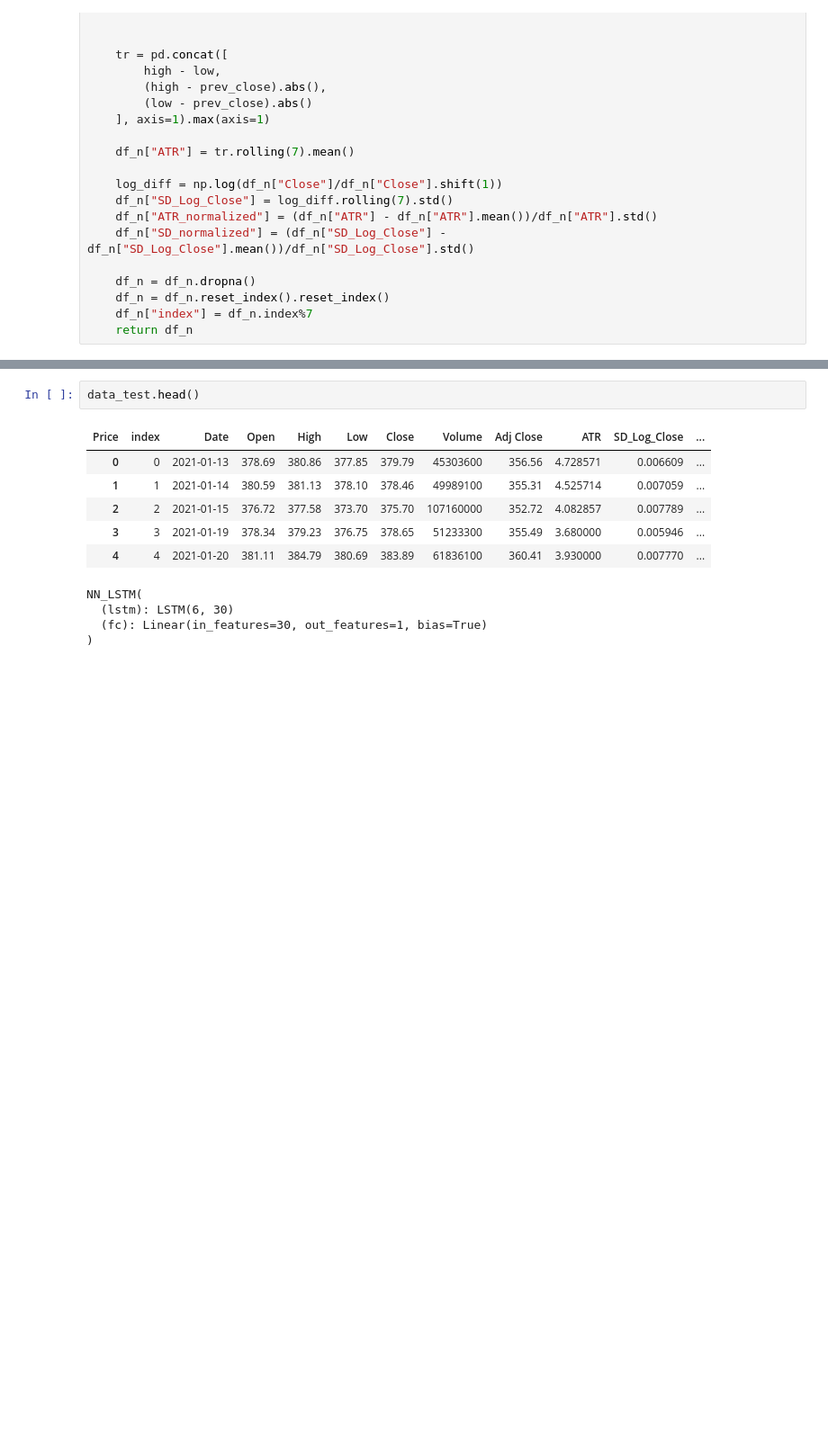
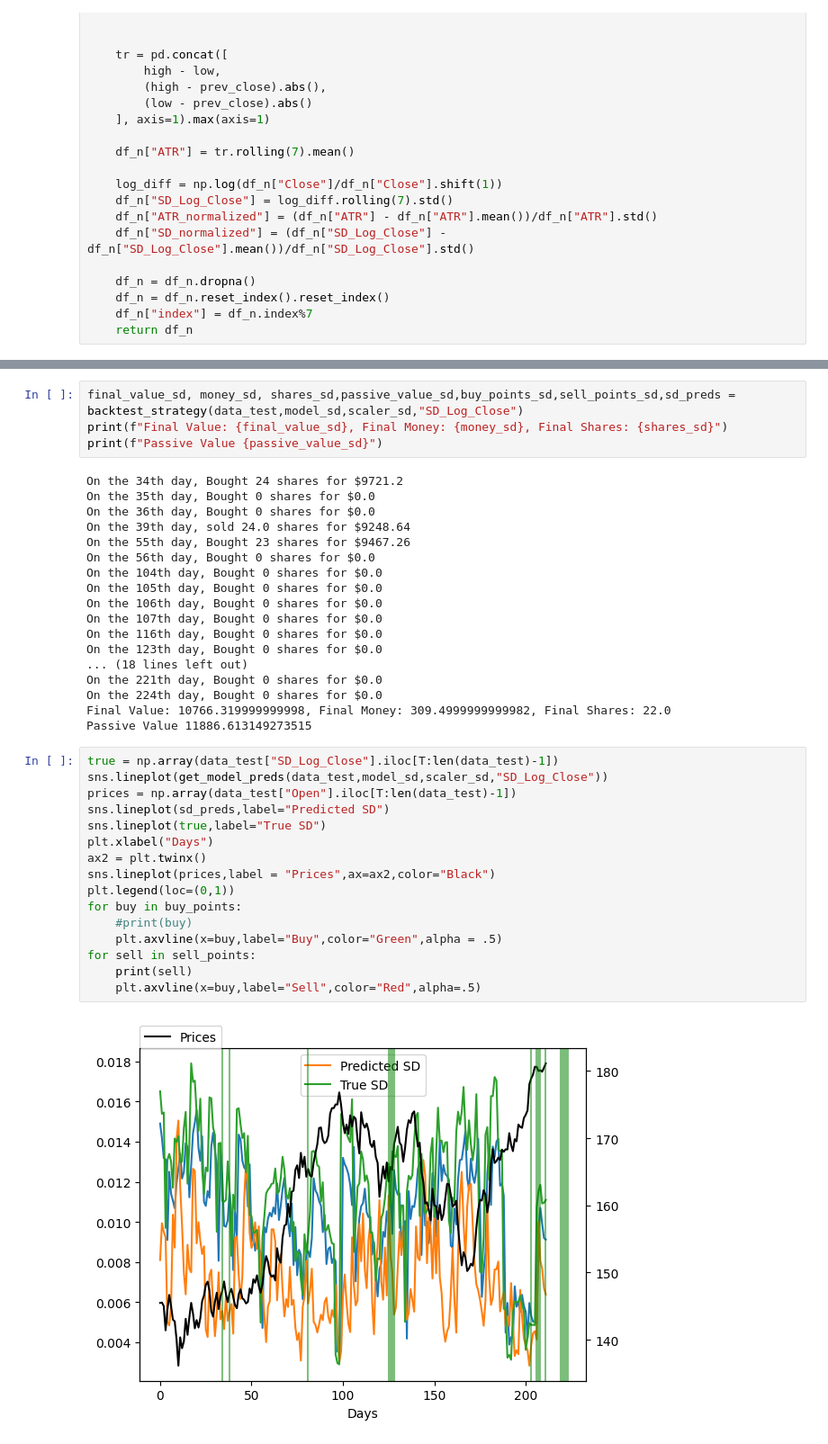
Before and after one commit to AkshayMurthy1/lstm-atr-prediction, a Jupyter notebook: stock-data/sim.ipynb, the cells around one changed output, grey strips where cells are left out. Shown: that part at 90% size. Saved outputs shown, nothing was run; the diff lists cells and outputs as text; blank space fills up the shorter version.

```diff
--- a/stock-data/sim.ipynb
+++ b/stock-data/sim.ipynb
@@ -488,15 +492,40 @@ for sell in sell_points:
 # %%
-data_test.head()
+final_value_sd, money_sd, shares_sd,passive_value_sd,buy_points_sd,sell_points_sd,sd_preds = backtest_strategy(data_test,model_sd,scaler_sd,"SD_Log_Close")
+print(f"Final Value: {final_value_sd}, Final Money: {money_sd}, Final Shares: {shares_sd}")
+print(f"Passive Value {passive_value_sd}")
 # %% [output]
-| Price | index | Date | Open | High | Low | Close | Volume | Adj Close | ATR | SD_Log_Close | ... |
-| 0 | 0 | 2021-01-13 | 378.69 | 380.86 | 377.85 | 379.79 | 45303600 | 356.56 | 4.728571 | 0.006609 | ... |
-| 1 | 1 | 2021-01-14 | 380.59 | 381.13 | 378.10 | 378.46 | 49989100 | 355.31 | 4.525714 | 0.007059 | ... |
-| 2 | 2 | 2021-01-15 | 376.72 | 377.58 | 373.70 | 375.70 | 107160000 | 352.72 | 4.082857 | 0.007789 | ... |
-| 3 | 3 | 2021-01-19 | 378.34 | 379.23 | 376.75 | 378.65 | 51233300 | 355.49 | 3.680000 | 0.005946 | ... |
-| 4 | 4 | 2021-01-20 | 381.11 | 384.79 | 380.69 | 383.89 | 61836100 | 360.41 | 3.930000 | 0.007770 | ... |
+On the 34th day, Bought 24 shares for $9721.2
+On the 35th day, Bought 0 shares for $0.0
+On the 36th day, Bought 0 shares for $0.0
+On the 39th day, sold 24.0 shares for $9248.64
+On the 55th day, Bought 23 shares for $9467.26
+On the 56th day, Bought 0 shares for $0.0
+On the 104th day, Bought 0 shares for $0.0
+On the 105th day, Bought 0 shares for $0.0
+On the 106th day, Bought 0 shares for $0.0
+On the 107th day, Bought 0 shares for $0.0
+On the 116th day, Bought 0 shares for $0.0
+On the 123th day, Bought 0 shares for $0.0
+... (18 lines left out)
+On the 221th day, Bought 0 shares for $0.0
+On the 224th day, Bought 0 shares for $0.0
+Final Value: 10766.319999999998, Final Money: 309.4999999999982, Final Shares: 22.0
+Passive Value 11886.613149273515
 # %%
+true = np.array(data_test["SD_Log_Close"].iloc[T:len(data_test)-1])
+sns.lineplot(get_model_preds(data_test,model_sd,scaler_sd,"SD_Log_Close"))
+prices = np.array(data_test["Open"].iloc[T:len(data_test)-1])
+sns.lineplot(sd_preds,label="Predicted SD")
+sns.lineplot(true,label="True SD")
+plt.xlabel("Days")
+ax2 = plt.twinx()
+sns.lineplot(prices,label = "Prices",ax=ax2,color="Black")
+plt.legend(loc=(0,1))
+for buy in buy_points:
+    #print(buy)
+    plt.axvline(x=buy,label="Buy",color="Green",alpha = .5)
+for sell in sell_points:
+    print(sell)
+    plt.axvline(x=buy,label="Sell",color="Red",alpha=.5)
 # %% [output]
-NN_LSTM(
-  (lstm): LSTM(6, 30)
-  (fc): Linear(in_features=30, out_features=1, bias=True)
-)
+[figure, added]
```
Also changed, not shown: parts of 13 cells of this notebook, 8 other files.
